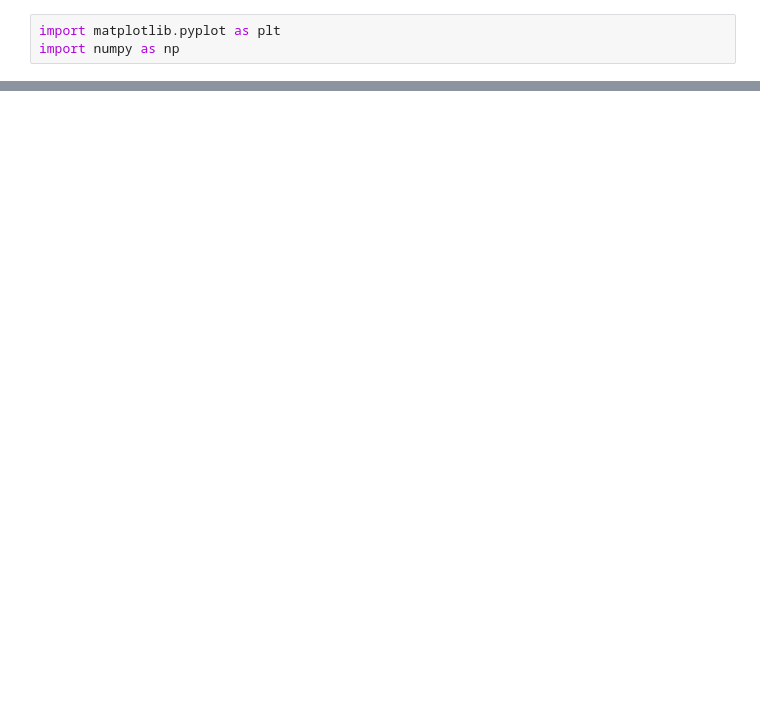
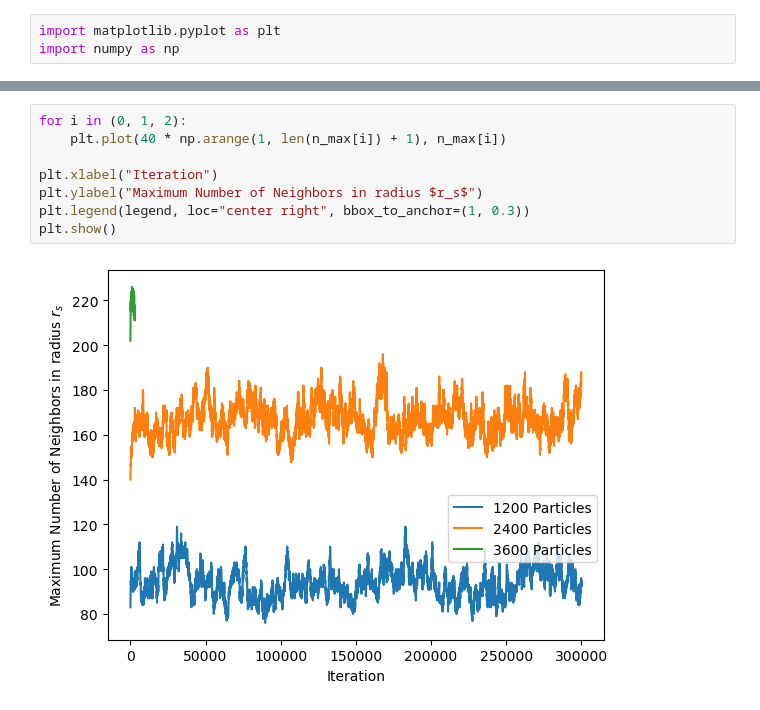
Before and after one commit to vigneshpai2003/Computational-Physics, a Jupyter notebook: Molecular_Dynamics/submission.ipynb, the cells around one changed output, grey strips where cells are left out. Cells and saved outputs as stored; diff of their text form; blank space fills up the shorter version.

```diff
--- a/Molecular_Dynamics/submission.ipynb
+++ b/Molecular_Dynamics/submission.ipynb
@@ -45,0 +57,10 @@ plt.show()
+# %%
+for i in (0, 1, 2):
+    plt.plot(40 * np.arange(1, len(n_max[i]) + 1), n_max[i])
+
+plt.xlabel("Iteration")
+plt.ylabel("Maximum Number of Neighbors in radius $r_s$")
+plt.legend(legend, loc="center right", bbox_to_anchor=(1, 0.3))
+plt.show()
+# %% [output]
+[figure, added]
```
Also changed, not shown: parts of 5 cells of this notebook, 4 other files.
